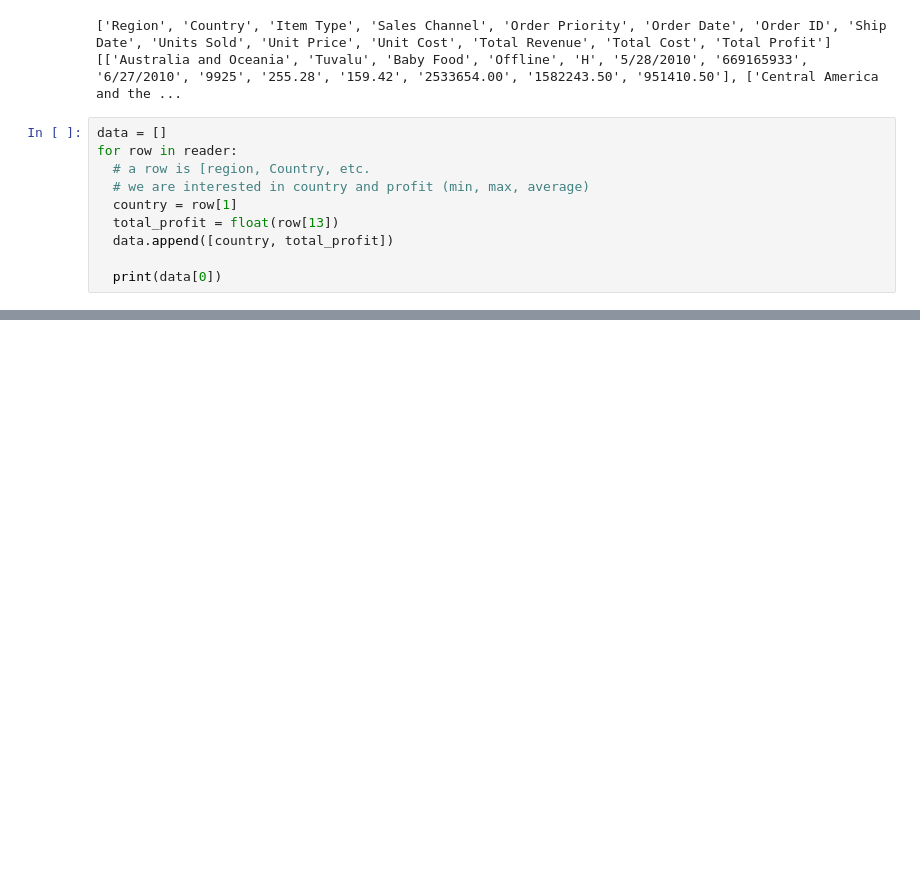
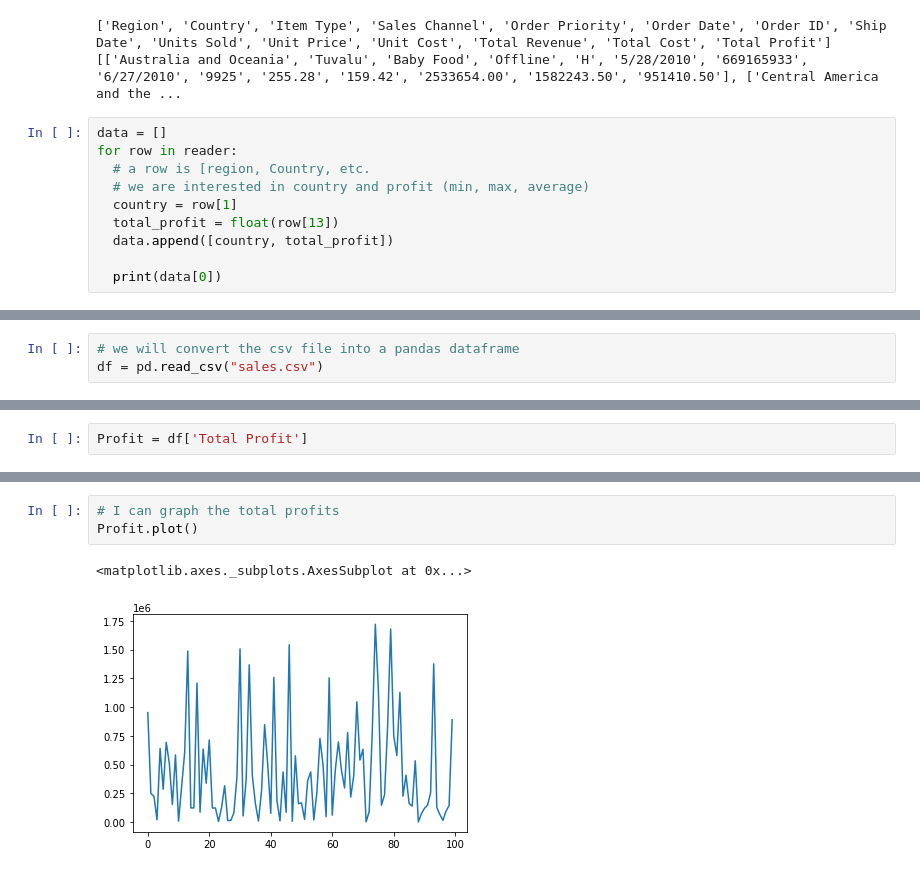
Before and after one commit to steve-keys/ELP-SEM2-2021, a Jupyter notebook: Extended_Learning_Portfolio_Steven_Keys.ipynb, the cells around one changed output, grey strips where cells are left out. Drawn from its saved outputs; the diff is of its cells as text; blank space fills up the shorter version.

Commit message:
Created new df from old, explored stats and made a graph

```diff
--- a/Extended_Learning_Portfolio_Steven_Keys.ipynb
+++ b/Extended_Learning_Portfolio_Steven_Keys.ipynb
@@ -204,0 +206,3 @@ THINGS LEFT TO DO
+# %%
+# we will convert the csv file into a pandas dataframe
+df = pd.read_csv("sales.csv")
@@ -204,0 +286,2 @@ THINGS LEFT TO DO
+# %%
+Profit = df['Total Profit']
@@ -204,0 +329,6 @@ THINGS LEFT TO DO
+# %%
+# I can graph the total profits
+Profit.plot()
+# %% [output]
+<matplotlib.axes._subplots.AxesSubplot at 0x...>
+[figure, added]
```
Also changed, not shown: parts of 20 cells of this notebook.
